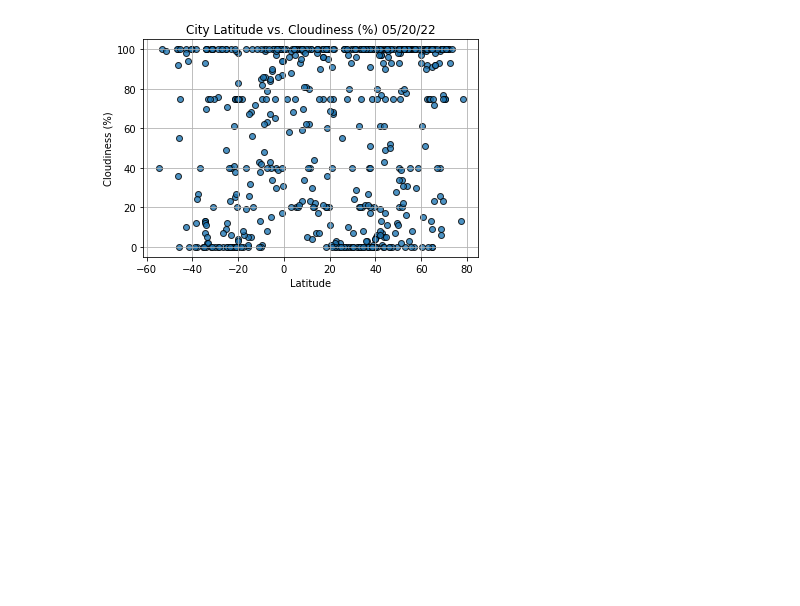
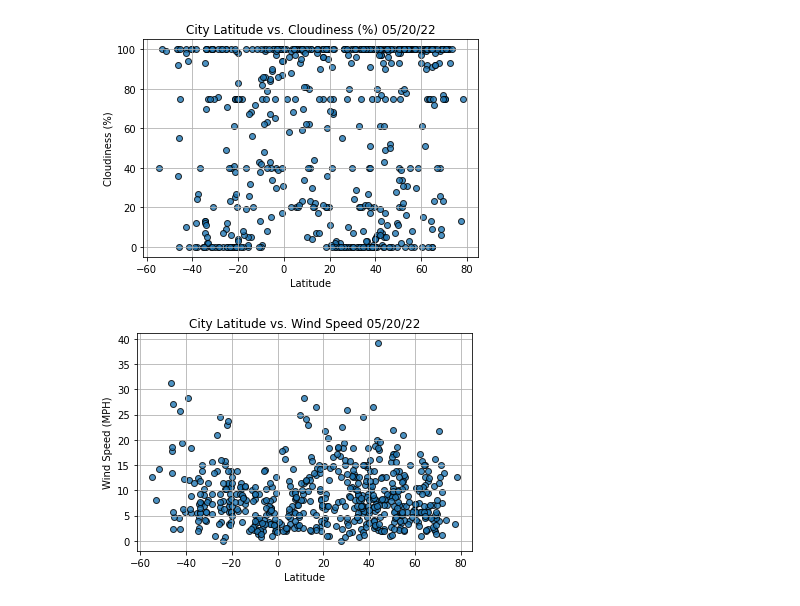
Before and after one commit to peterthepage/World_Weather_Analysis, a Jupyter notebook: WeatherPy.ipynb, the cells around one changed output. Saved outputs shown, nothing was run; the diff lists cells and outputs as text; code cells hidden in the pictures; blank space fills up the shorter version.

Commit message:
WeatherPy

```diff
--- a/WeatherPy.ipynb
+++ b/WeatherPy.ipynb
@@ -229,12 +229,14 @@ plt.show()
 # %%
 #Build the scatter plot for latitude vs. wind speed.
 plt.scatter(lats, wind_speed, edgecolor='black', linewidths=1, marker='o', alpha=.8, label='Cities')
 #Incorporate the other graph properties
 plt.title(f'City Latitude vs. Wind Speed '+ time.strftime('%x'))
-plt.ylabel('Wind Sp')
+plt.ylabel('Wind Speed (MPH)')
 plt.xlabel('Latitude')
 plt.grid(True)
 #Save the figure.
-plt.savefig('weather_data/Fig2.png')
+plt.savefig('weather_data/Fig4.png')
 #Show plot.
 plt.show()
+# %% [output]
+[figure, added]
```
